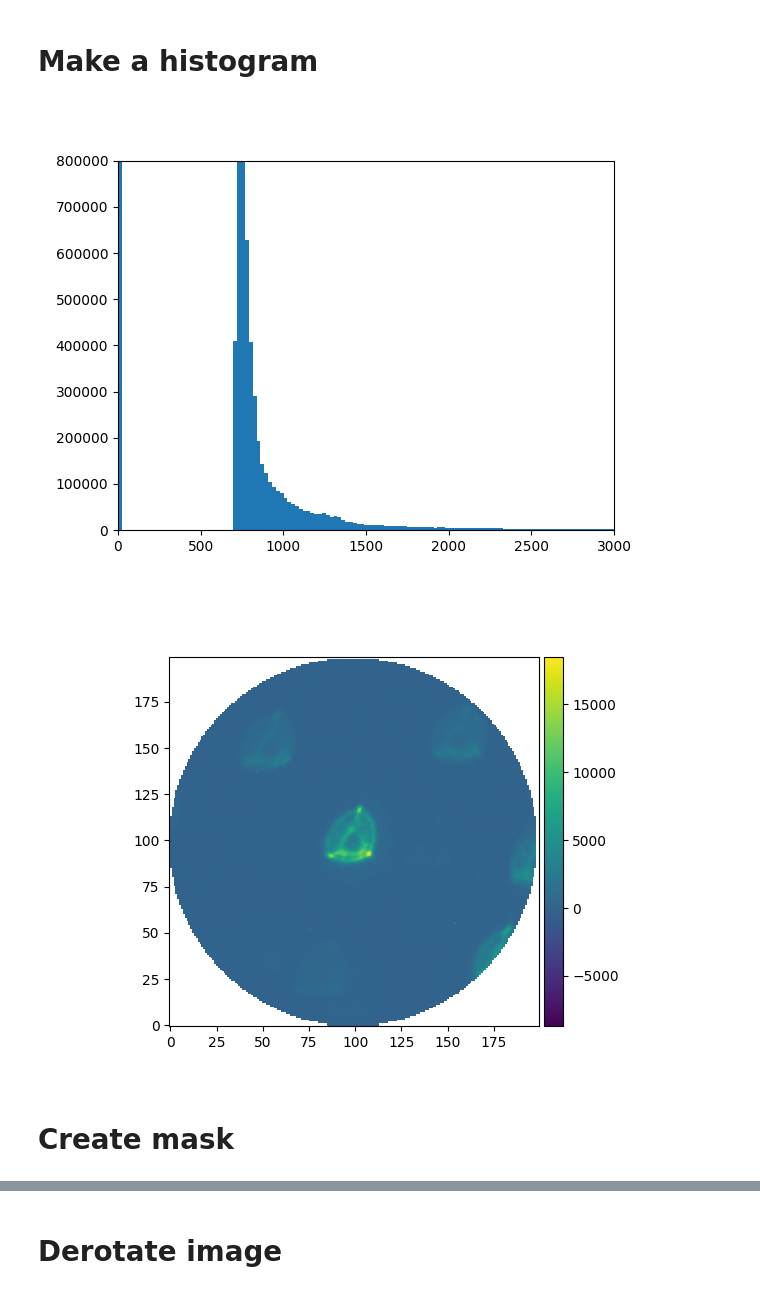
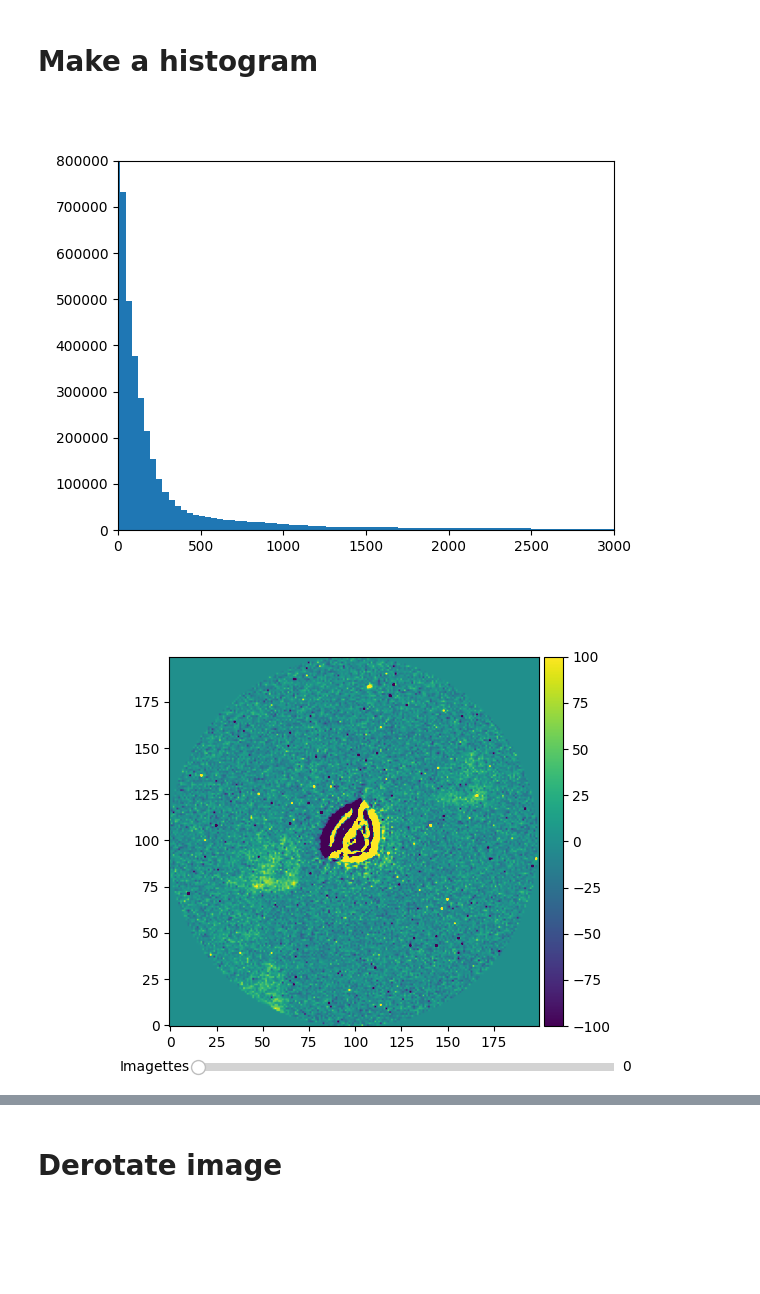
Before and after one commit to luisepevestorff/CheopsCosmics, a Jupyter notebook: Cheops_Cosmic_Clean.ipynb, the cells around one changed output, grey strips where cells are left out. Saved outputs shown, nothing was run; the diff lists cells and outputs as text; code cells hidden in the pictures; blank space fills up the shorter version.

```diff
--- a/Cheops_Cosmic_Clean.ipynb
+++ b/Cheops_Cosmic_Clean.ipynb
@@ -15,7 +15,7 @@ from scipy import ndimage
 # %% [markdown]
 ## Fits cube
 # %%
-cube = fits.open('Data/Corrected_Data/CH_PR149000_TG008901_TU2024-01-13T03-18-13_SCI_COR_SubArray_V0300.fits')
+cube = fits.open('Data/Corrected_Data/CH_PR149000_TG012001_TU2023-12-14T20-44-29_SCI_COR_SubArray_V0300.fits')
 cube.info()
 
 SubArray = cube[1].data
@@ -66,6 +66,10 @@ No.    Name      Ver    Type      Cards   Dimensions   Format
 # %%
 median = np.median(SubArray[:,:,:], axis=0)
 mean = np.mean(SubArray[:,:,:], axis=0)
+
+subtract = np.array(np.broadcast_to(median,np.shape(SubArray)))
+
+cleaned_SubArray = SubArray - subtract
 # %% [markdown]
 # Make a histogram
 # %%
@@ -78,33 +82,31 @@ plt.ylim(top=0.8e6)
 plt.xlim(left = 0, right=3000)
 plt.show()
 # %% [output]
-[figure, old version]
+[figure, new version]
 # %%
 plt.close()
 # %%
 #plt.figure()
 fig, ax = plt.subplots()
 divider = make_axes_locatable(ax)
 cax = divider.append_axes('right', size='5%', pad=0.05)
 
-im = ax.imshow(SubArray[0,:,:])
+im = ax.imshow(cleaned_SubArray[0,:,:], vmin=-100, vmax=100)
 fig.colorbar(im, cax=cax, orientation='vertical' )
 ax.invert_yaxis()
 
-'''
+
 axslider = plt.axes([0.25, 0.01, 0.65, 0.03])
 slider = Slider(axslider, 'Imagettes', 0, 224, valstep=1)
 
 def update(val):
     array = cube_mask[val,:,:]
-    ax.imshow(array)
+    ax.imshow(array, vmin=-100, vmax=100)
     ax.invert_yaxis()
 slider.on_changed(update)
-'''
+
 plt.show()
 # %% [output]
-[figure, old version]
+[figure, new version]
 # %%
 plt.close()
-# %% [markdown]
-# Create mask
```
Also changed, not shown: parts of 16 cells of this notebook.
